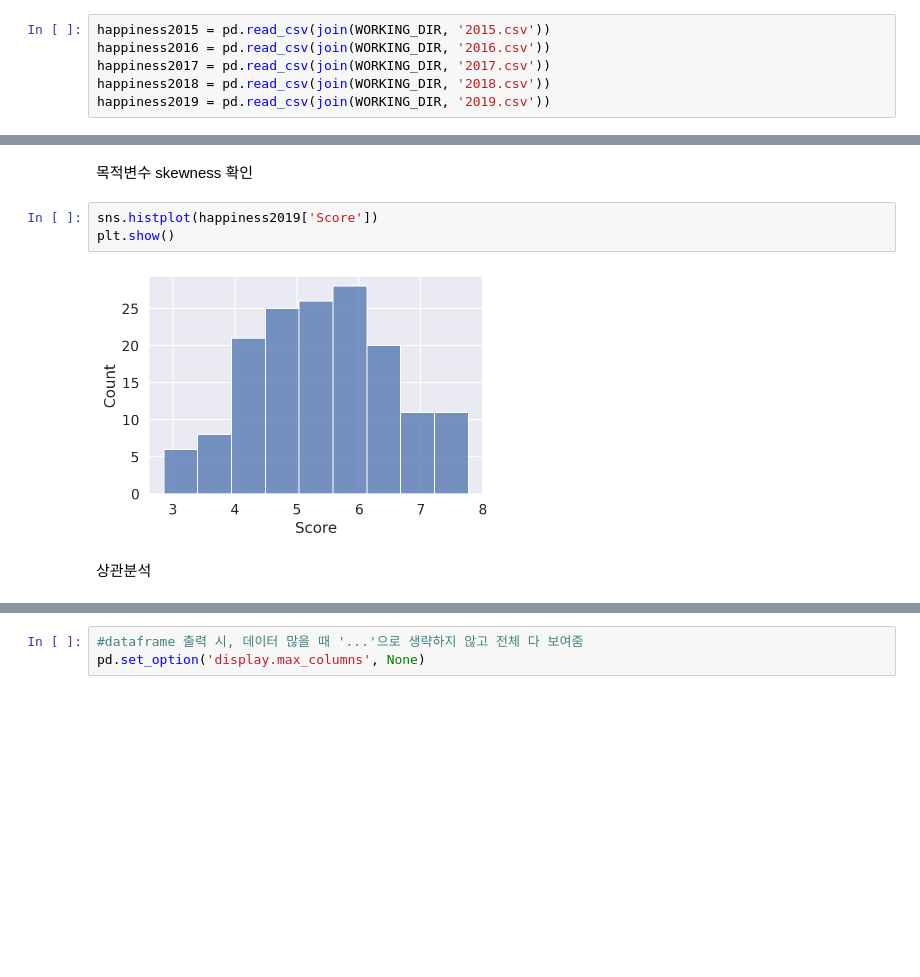
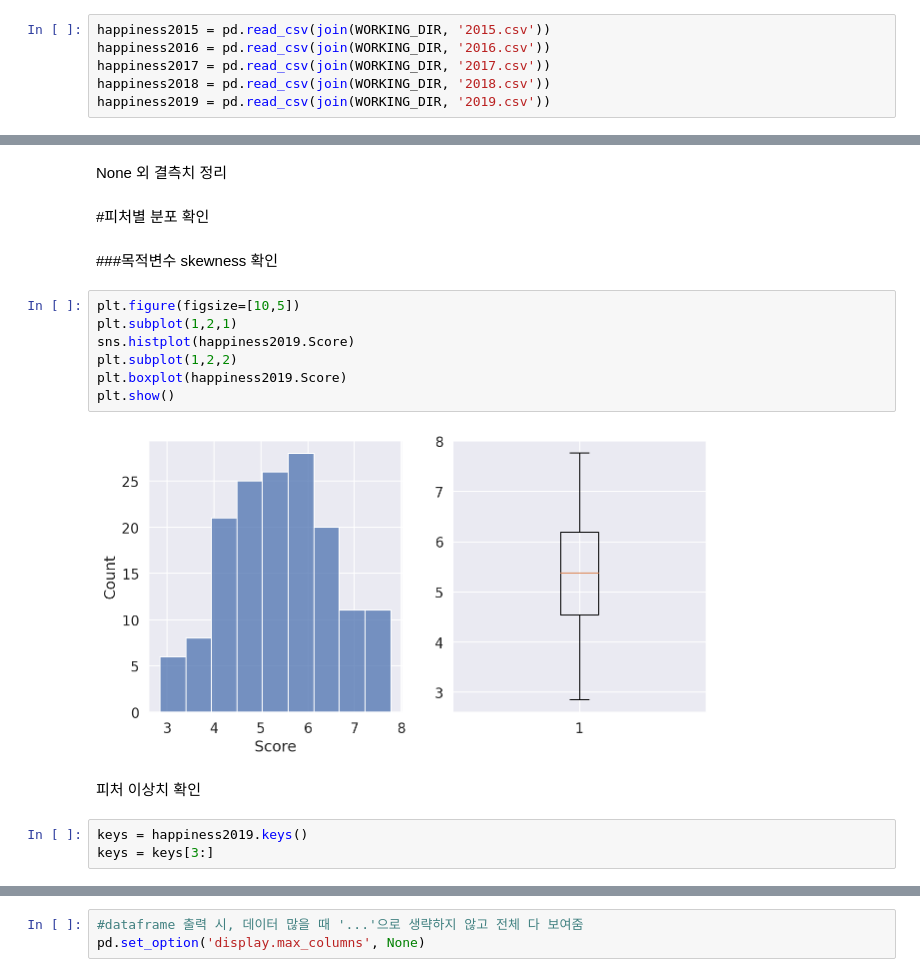
Before and after one commit to EA-park/AIFFEL_datathon, a Jupyter notebook: [Datathon]세계행복보고서_세계정복.ipynb, the cells around one changed output, grey strips where cells are left out. Drawn from its saved outputs; the diff is of its cells as text; blank space fills up the shorter version.

```diff
--- a/[Datathon]세계행복보고서_세계정복.ipynb
+++ b/[Datathon]세계행복보고서_세계정복.ipynb
@@ -44,9 +123,20 @@ msno.matrix(happiness2019)
+# %% [markdown]
+None 외 결측치 정리
+# %% [markdown]
+#피처별 분포 확인
 # %% [markdown]
-목적변수 skewness 확인
+###목적변수 skewness 확인
-# %%
-sns.histplot(happiness2019['Score'])
-plt.show()
-# %% [output]
-[figure, removed]
-# %% [markdown]
-상관분석
+# %%
+plt.figure(figsize=[10,5])
+plt.subplot(1,2,1)
+sns.histplot(happiness2019.Score)
+plt.subplot(1,2,2)
+plt.boxplot(happiness2019.Score)
+plt.show()
+# %% [output]
+[figure, added]
+# %% [markdown]
+피처 이상치 확인
+# %%
+keys = happiness2019.keys()
+keys = keys[3:]
```
Also changed, not shown: parts of 47 cells of this notebook.
